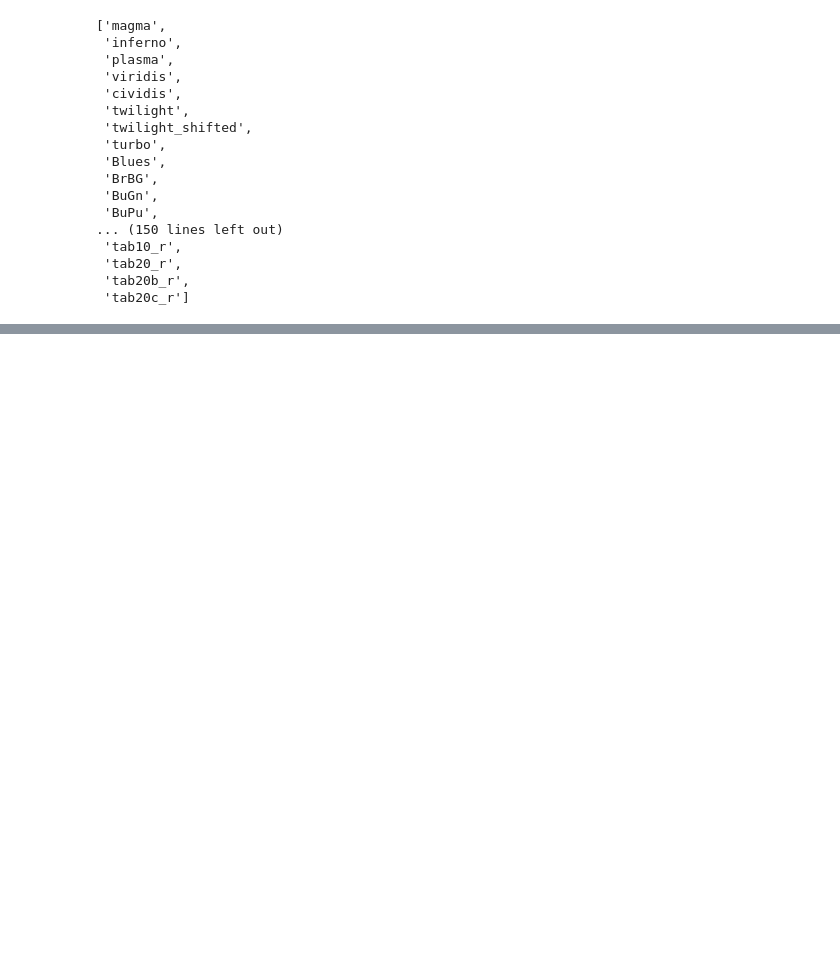
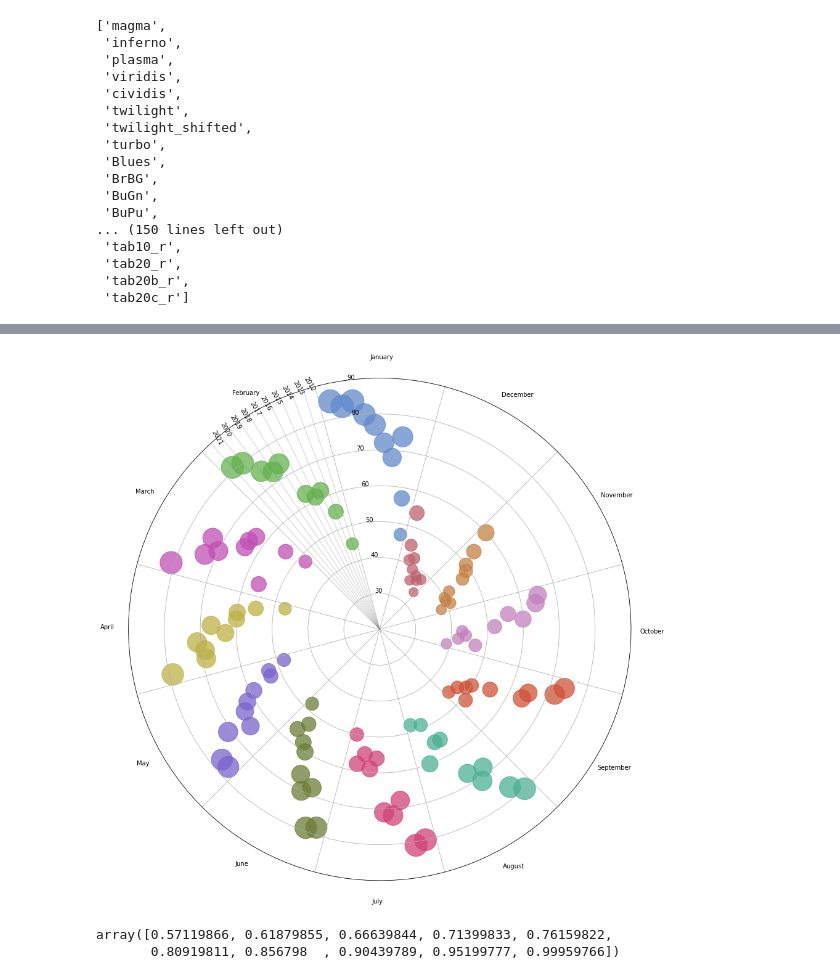
Before and after one commit to slamatik/selenium_plays, a Jupyter notebook: protein shake.ipynb, the cells around one changed output, grey strips where cells are left out. Drawn from its saved outputs; the diff is of its cells as text; code cells hidden in the pictures; blank space fills up the shorter version.

```diff
--- a/protein shake.ipynb
+++ b/protein shake.ipynb
@@ -156,0 +251,3 @@ plt.colormaps()
+# %%
+colors = ["#608aca", "#64b34d", "#bf4fb4", "#bdb145", "#7964cd", "#6c7c35", "#d14277", "#4bb193", "#ce5137", "#c381be", "#c38142", "#bd616e"]
+# colors = ["#7caec0", "#d2573a", "#8946c6", "#83d04e", "#c84d90", "#80d2a1", "#433058", "#c9b34c", "#9385c8", "#4b6239", "#cea090", "#763b33"]
@@ -156,0 +256,29 @@ plt.colormaps()
+# %%
+angles_labels = [sum(angles[i:i+2]) / 2 for i in range(n)]
+# %%
+fig, ax = plt.subplots(subplot_kw={'projection': 'polar'}, figsize=(15, 15))
+ax.grid(True)
+# ax.set_xticks([i for i in range(10, 101, 10)], [str(i) for i in range(10, 101, 10)], color='grey', size=7)
+ax.set_xticks(angles[:-1], months);
+ax.set_ylim(20, 90)
+ax.set_theta_zero_location('N', offset=-15)
+
+for idx, i in enumerate(months):
+    ax.scatter(anglesdict[i], datadict[i], s=[x*2 * x//10 for x in datadict[i]], alpha=.75, c=colors[idx])
+
+for label, new_angle in zip(ax.get_xticklabels(), angles_labels):
+    x, y = label.get_position()
+    ax.text(new_angle, -0.05, label.get_text(), transform=label.get_transform(), ha=label.get_ha(), va=label.get_va())
+
+
+for year, angle in zip(range(2012, 2023), anglesdict['February']):
+    year = str(year)
+    text = ax.text(angle, 0, year, transform=label.get_transform(), ha=label.get_ha(), va=label.get_va())
+    text.set_rotation(-60)
+
+ax.vlines(anglesdict['February'], 20, [90]*10, color='grey', alpha=.25)
+# ax.plot(anglesdict['February'], [90]*10)
+
+ax.set_xticklabels([]);
+# %% [output]
+[figure, added]
@@ -156,0 +288,5 @@ plt.colormaps()
+# %%
+anglesdict['February']
+# %% [output]
+array([0.57119866, 0.61879855, 0.66639844, 0.71399833, 0.76159822,
+       0.80919811, 0.856798  , 0.90439789, 0.95199777, 0.99959766])
```
Also changed, not shown: parts of 27 cells of this notebook, 1 other file.
